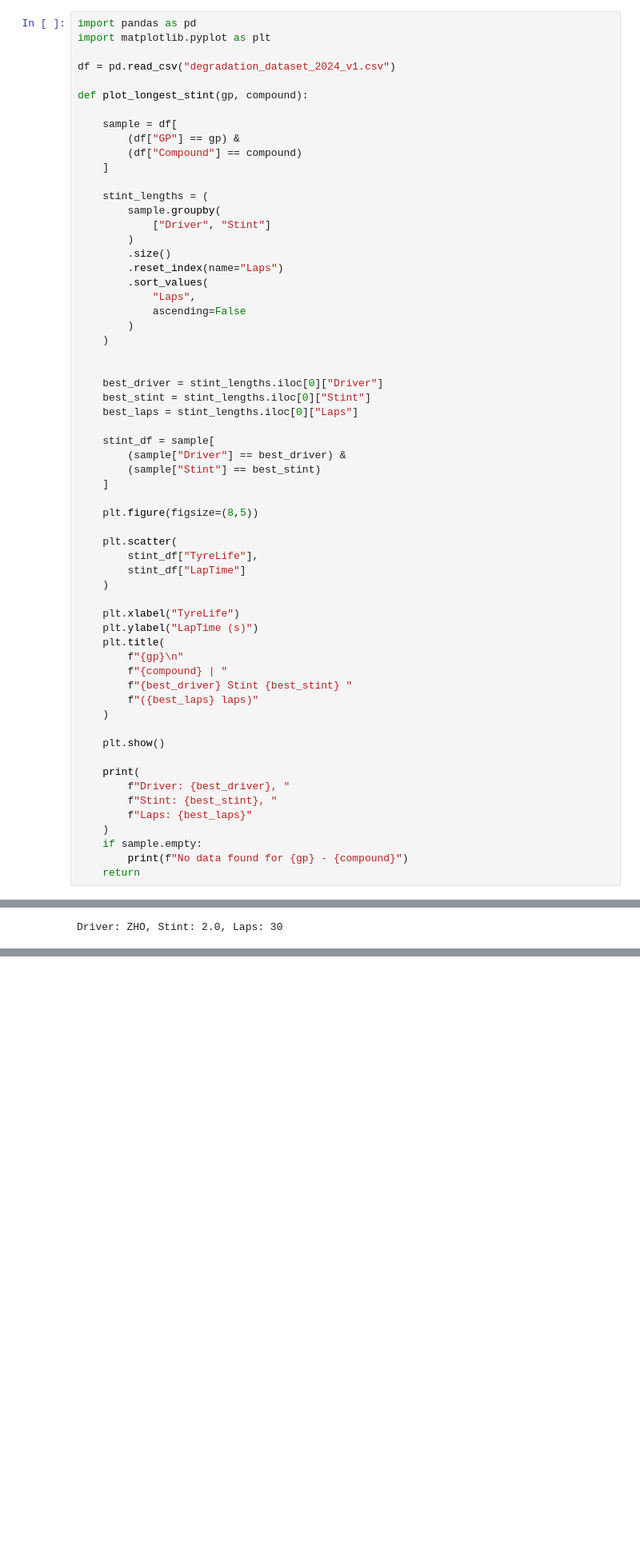
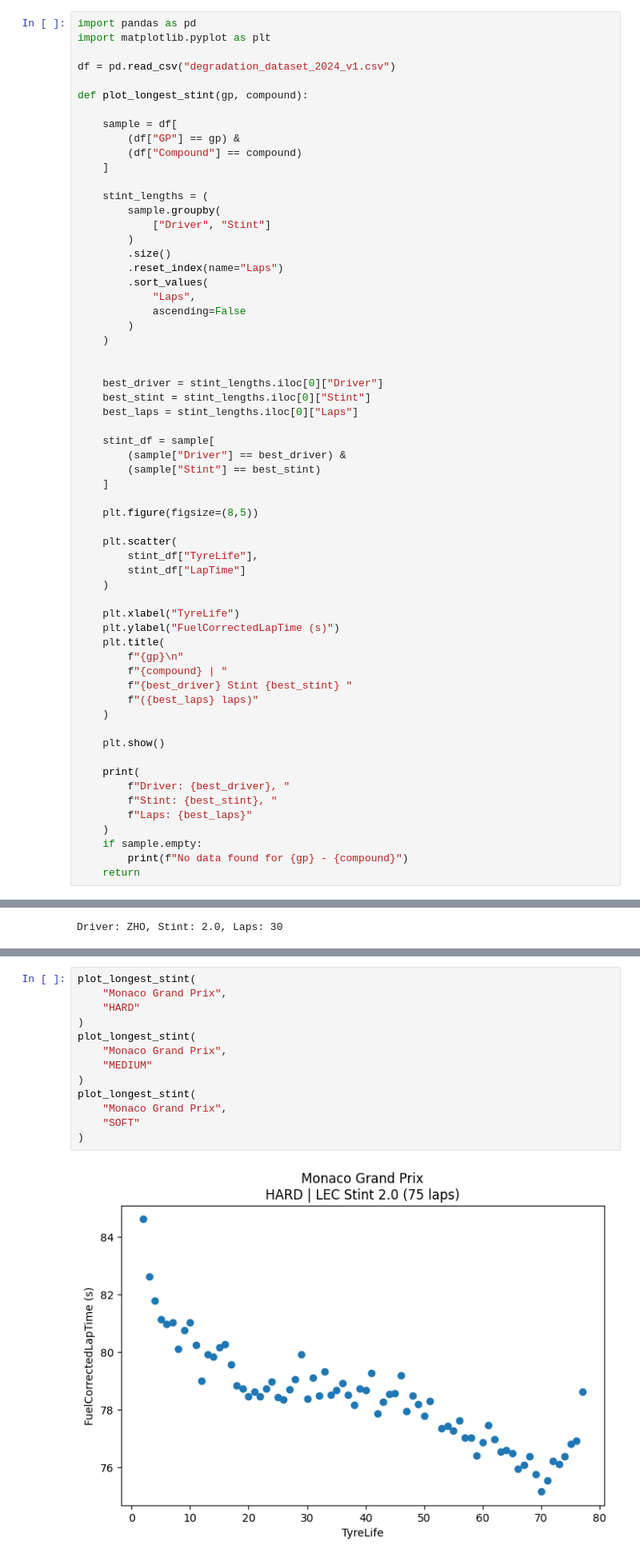
Before and after one commit to UsualSuspect09/F1-Race-Strat-Engine, a Jupyter notebook: notebooks/Tyre_Degrad.ipynb, the cells around one changed output, grey strips where cells are left out. Shown at 80% size. Cells and saved outputs as stored; diff of their text form; blank space fills up the shorter version.

```diff
--- a/notebooks/Tyre_Degrad.ipynb
+++ b/notebooks/Tyre_Degrad.ipynb
@@ -459,7 +459,7 @@ def plot_longest_stint(gp, compound):
     )
 
     plt.xlabel("TyreLife")
-    plt.ylabel("LapTime (s)")
+    plt.ylabel("FuelCorrectedLapTime (s)")
     plt.title(
         f"{gp}\n"
         f"{compound} | "
@@ -627,0 +805,15 @@ plot_longest_stint_delta(
+# %%
+plot_longest_stint(
+    "Monaco Grand Prix",
+    "HARD"
+)
+plot_longest_stint(
+    "Monaco Grand Prix",
+    "MEDIUM"
+)
+plot_longest_stint(
+    "Monaco Grand Prix",
+    "SOFT"
+)
+# %% [output]
+[figure, added]
```
Also changed, not shown: parts of 5 cells of this notebook, 6 other files.
